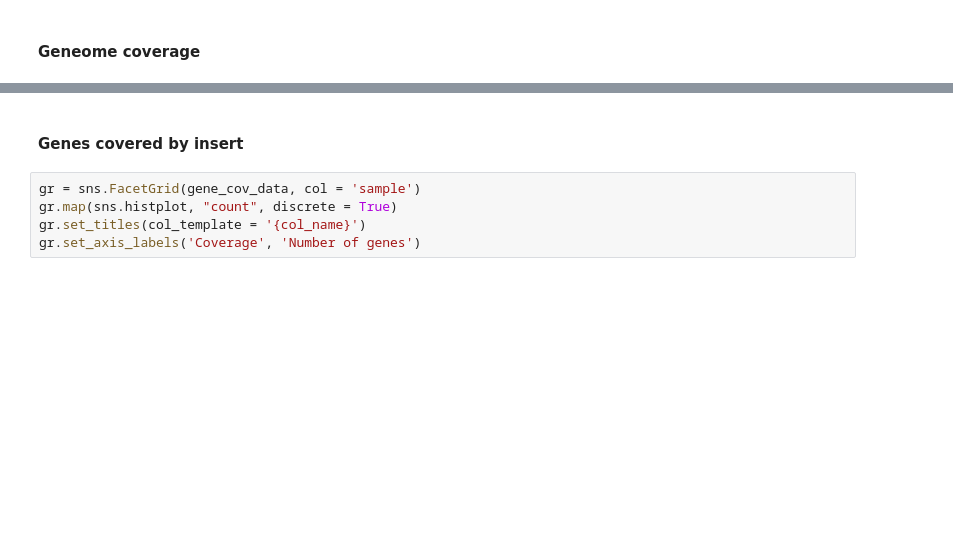
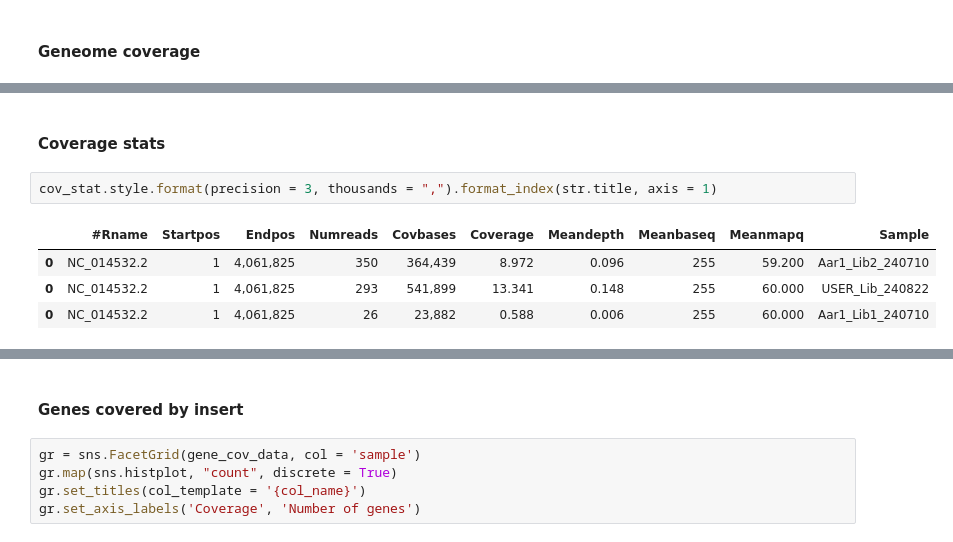
Before and after one commit to Pioneer-Research-Labs/long-read-qc, a Jupyter notebook: assets/report_template.ipynb, the cells around one changed output, grey strips where cells are left out. Saved outputs shown, nothing was run; the diff lists cells and outputs as text; blank space fills up the shorter version.

```diff
--- a/assets/report_template.ipynb
+++ b/assets/report_template.ipynb
@@ -125,0 +154,9 @@ gr.set_axis_labels('Genomic position', 'Read depth')
+# %% [markdown]
+#### Coverage stats
+# %%
+cov_stat.style.format(precision = 3, thousands = ",").format_index(str.title, axis = 1)
+# %% [output]
+|  | #Rname | Startpos | Endpos | Numreads | Covbases | Coverage | Meandepth | Meanbaseq | Meanmapq | Sample |
+| 0 | NC_014532.2 | 1 | 4,061,825 | 350 | 364,439 | 8.972 | 0.096 | 255 | 59.200 | Aar1_Lib2_240710 |
+| 0 | NC_014532.2 | 1 | 4,061,825 | 293 | 541,899 | 13.341 | 0.148 | 255 | 60.000 | USER_Lib_240822 |
+| 0 | NC_014532.2 | 1 | 4,061,825 | 26 | 23,882 | 0.588 | 0.006 | 255 | 60.000 | Aar1_Lib1_240710 |
```
Also changed, not shown: parts of 17 cells of this notebook, 1 other file.
